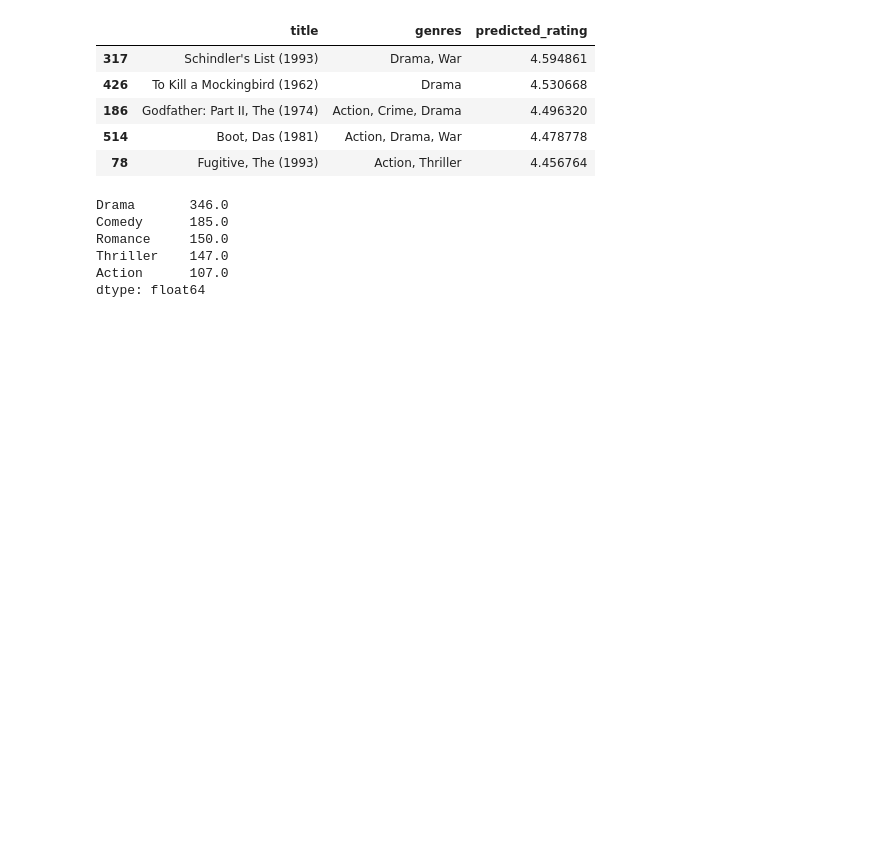
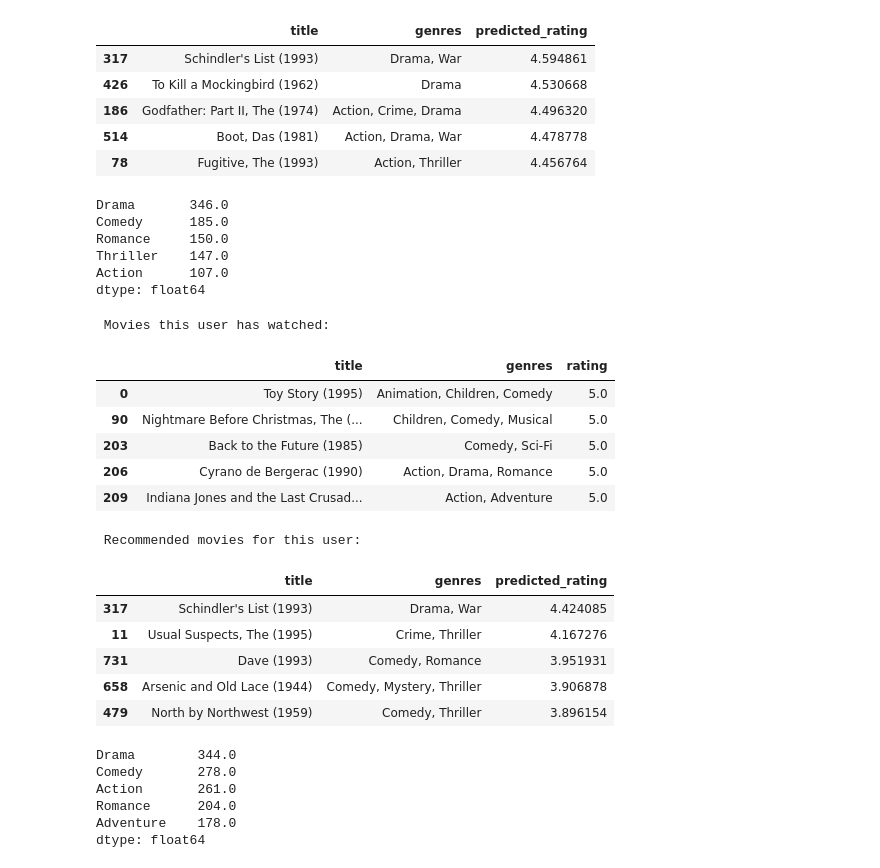
Before and after one commit to sinazb/svd-movie-recommender, a Jupyter notebook: notebooks/03_svd_recommender.ipynb, the cells around one changed output. Cells and saved outputs as stored; diff of their text form; code cells hidden in the pictures; blank space fills up the shorter version.

```diff
--- a/notebooks/03_svd_recommender.ipynb
+++ b/notebooks/03_svd_recommender.ipynb
@@ -159,3 +159,34 @@ Romance     150.0
 Thriller    147.0
 Action      107.0
 dtype: float64
+# %%
+user_id = 95    # 0 - 943
+
+print(" Movies this user has watched:")
+display(show_user_history(user_id))
+
+print("\n\n\n Recommended movies for this user:")
+display(recommend_movies_verbose(user_id))
+
+build_user_genre_profile(user_id).head()
+# %% [output]
+ Movies this user has watched:
+|  | title | genres | rating |
+| 0 | Toy Story (1995) | Animation, Children, Comedy | 5.0 |
+| 90 | Nightmare Before Christmas, The (... | Children, Comedy, Musical | 5.0 |
+| 203 | Back to the Future (1985) | Comedy, Sci-Fi | 5.0 |
+| 206 | Cyrano de Bergerac (1990) | Action, Drama, Romance | 5.0 |
+| 209 | Indiana Jones and the Last Crusad... | Action, Adventure | 5.0 |
+ Recommended movies for this user:
+|  | title | genres | predicted_rating |
+| 317 | Schindler's List (1993) | Drama, War | 4.424085 |
+| 11 | Usual Suspects, The (1995) | Crime, Thriller | 4.167276 |
+| 731 | Dave (1993) | Comedy, Romance | 3.951931 |
+| 658 | Arsenic and Old Lace (1944) | Comedy, Mystery, Thriller | 3.906878 |
+| 479 | North by Northwest (1959) | Comedy, Thriller | 3.896154 |
+Drama        344.0
+Comedy       278.0
+Action       261.0
+Romance      204.0
+Adventure    178.0
+dtype: float64
```
Also changed, not shown: 24 other files.
